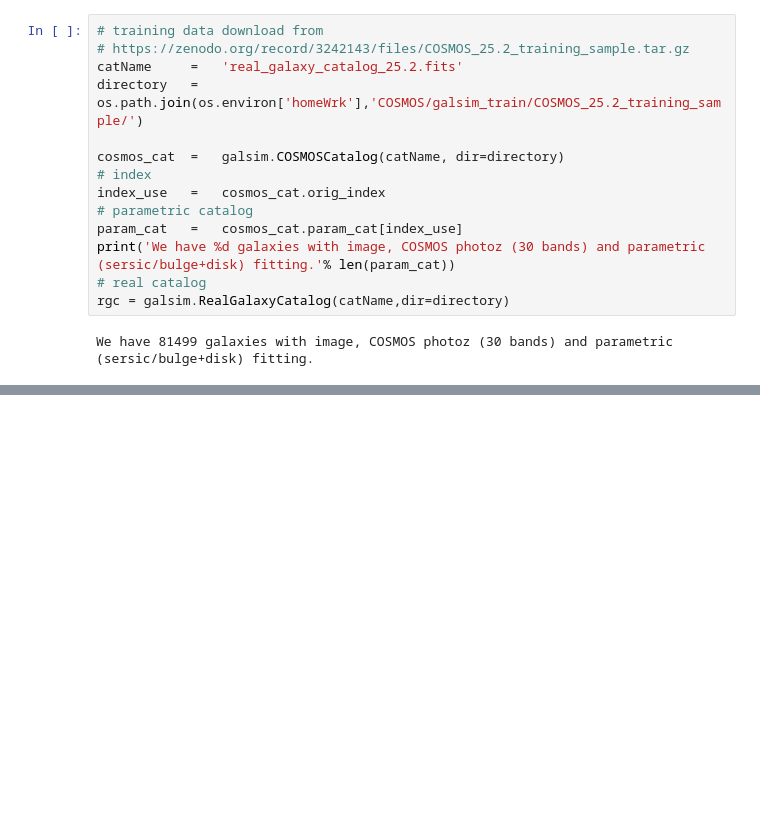
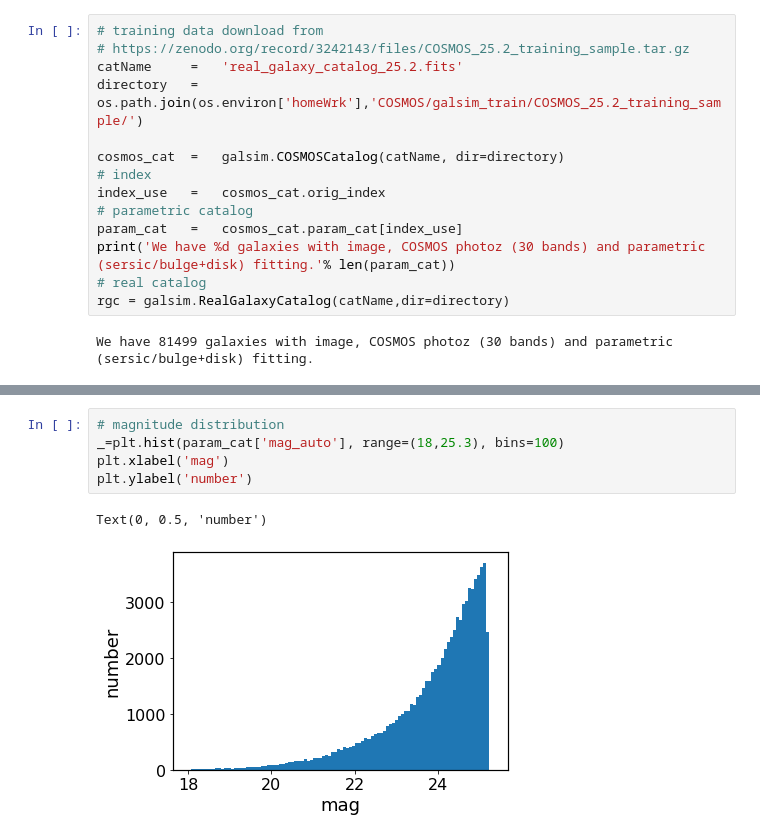
Before and after one commit to mr-superonion/FPFS, a Jupyter notebook: notebooks/0_prepare/model/1-COSMOS252.ipynb, the cells around one changed output, grey strips where cells are left out. Drawn from its saved outputs; the diff is of its cells as text; blank space fills up the shorter version.

```diff
--- a/notebooks/0_prepare/model/1-COSMOS252.ipynb
+++ b/notebooks/0_prepare/model/1-COSMOS252.ipynb
@@ -74,0 +84,8 @@ plt.imshow(gal.drawImage(img,method='no_pixel').array)
+# %%
+# magnitude distribution
+_=plt.hist(param_cat['mag_auto'], range=(18,25.3), bins=100)
+plt.xlabel('mag')
+plt.ylabel('number')
+# %% [output]
+Text(0, 0.5, 'number')
+[figure, added]
```
Also changed, not shown: parts of 7 cells of this notebook, 1 other file.
